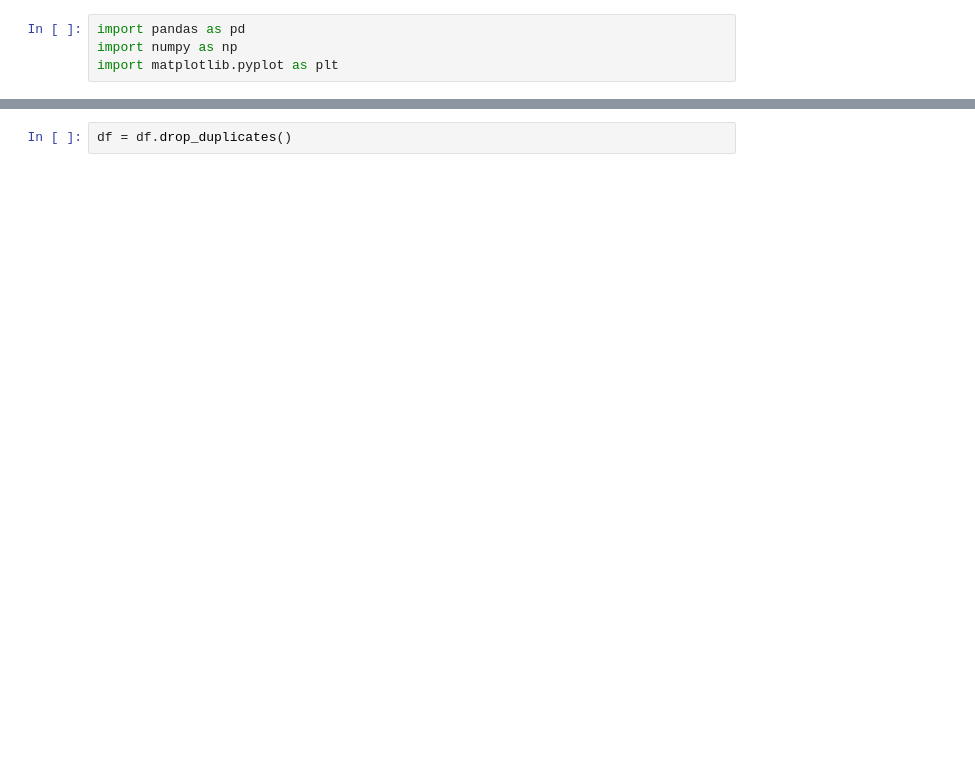
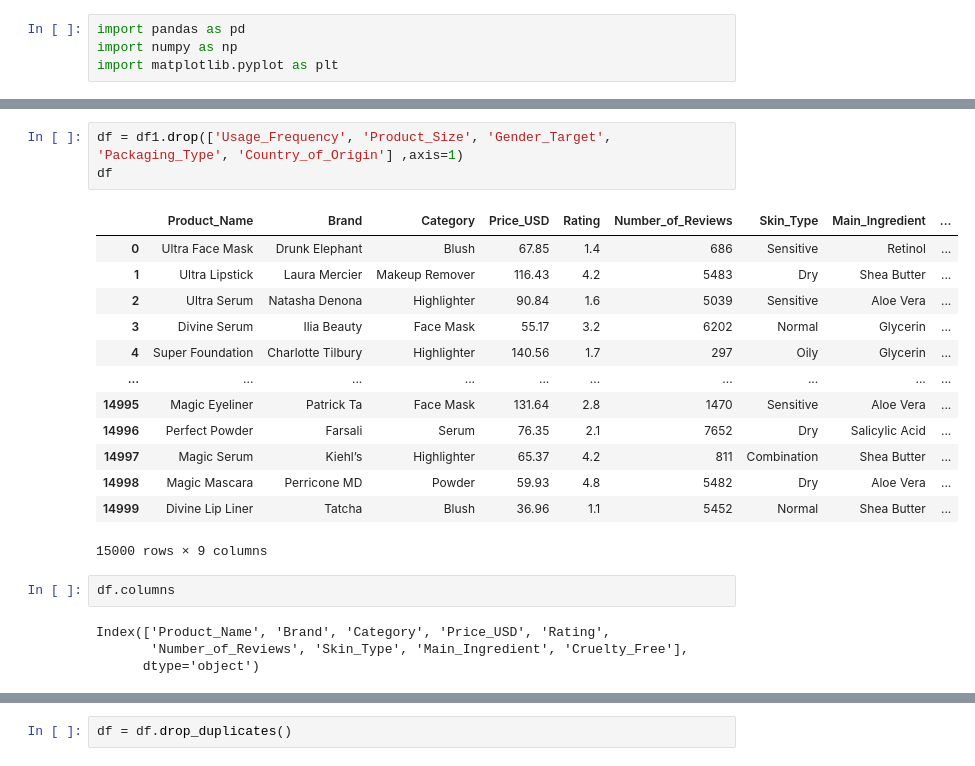
Before and after one commit to wafa-zz/AI-Skin-Type-Detector, a Jupyter notebook: 3_product_recommender.ipynb, the cells around one changed output, grey strips where cells are left out. Cells and saved outputs as stored; diff of their text form; blank space fills up the shorter version.

```diff
--- a/3_product_recommender.ipynb
+++ b/3_product_recommender.ipynb
@@ -46,6 +55,29 @@ Index(['Product_Name', 'Brand', 'Category', 'Usage_Frequency', 'Price_USD',
        'Gender_Target', 'Packaging_Type', 'Main_Ingredient', 'Cruelty_Free',
        'Country_of_Origin'],
       dtype='object')
+# %%
+df = df1.drop(['Usage_Frequency', 'Product_Size', 'Gender_Target', 'Packaging_Type', 'Country_of_Origin'] ,axis=1)
+df
+# %% [output]
+|  | Product_Name | Brand | Category | Price_USD | Rating | Number_of_Reviews | Skin_Type | Main_Ingredient | ... |
+| 0 | Ultra Face Mask | Drunk Elephant | Blush | 67.85 | 1.4 | 686 | Sensitive | Retinol | ... |
+| 1 | Ultra Lipstick | Laura Mercier | Makeup Remover | 116.43 | 4.2 | 5483 | Dry | Shea Butter | ... |
+| 2 | Ultra Serum | Natasha Denona | Highlighter | 90.84 | 1.6 | 5039 | Sensitive | Aloe Vera | ... |
+| 3 | Divine Serum | Ilia Beauty | Face Mask | 55.17 | 3.2 | 6202 | Normal | Glycerin | ... |
+| 4 | Super Foundation | Charlotte Tilbury | Highlighter | 140.56 | 1.7 | 297 | Oily | Glycerin | ... |
+| ... | ... | ... | ... | ... | ... | ... | ... | ... | ... |
+| 14995 | Magic Eyeliner | Patrick Ta | Face Mask | 131.64 | 2.8 | 1470 | Sensitive | Aloe Vera | ... |
+| 14996 | Perfect Powder | Farsali | Serum | 76.35 | 2.1 | 7652 | Dry | Salicylic Acid | ... |
+| 14997 | Magic Serum | Kiehl’s | Highlighter | 65.37 | 4.2 | 811 | Combination | Shea Butter | ... |
+| 14998 | Magic Mascara | Perricone MD | Powder | 59.93 | 4.8 | 5482 | Dry | Aloe Vera | ... |
+| 14999 | Divine Lip Liner | Tatcha | Blush | 36.96 | 1.1 | 5452 | Normal | Shea Butter | ... |
+15000 rows × 9 columns
+# %%
+df.columns
+# %% [output]
+Index(['Product_Name', 'Brand', 'Category', 'Price_USD', 'Rating',
+       'Number_of_Reviews', 'Skin_Type', 'Main_Ingredient', 'Cruelty_Free'],
+      dtype='object')
 # %%
 df.isna().sum()
 # %% [output]
```
Also changed, not shown: parts of 19 cells of this notebook, 5 other files.
